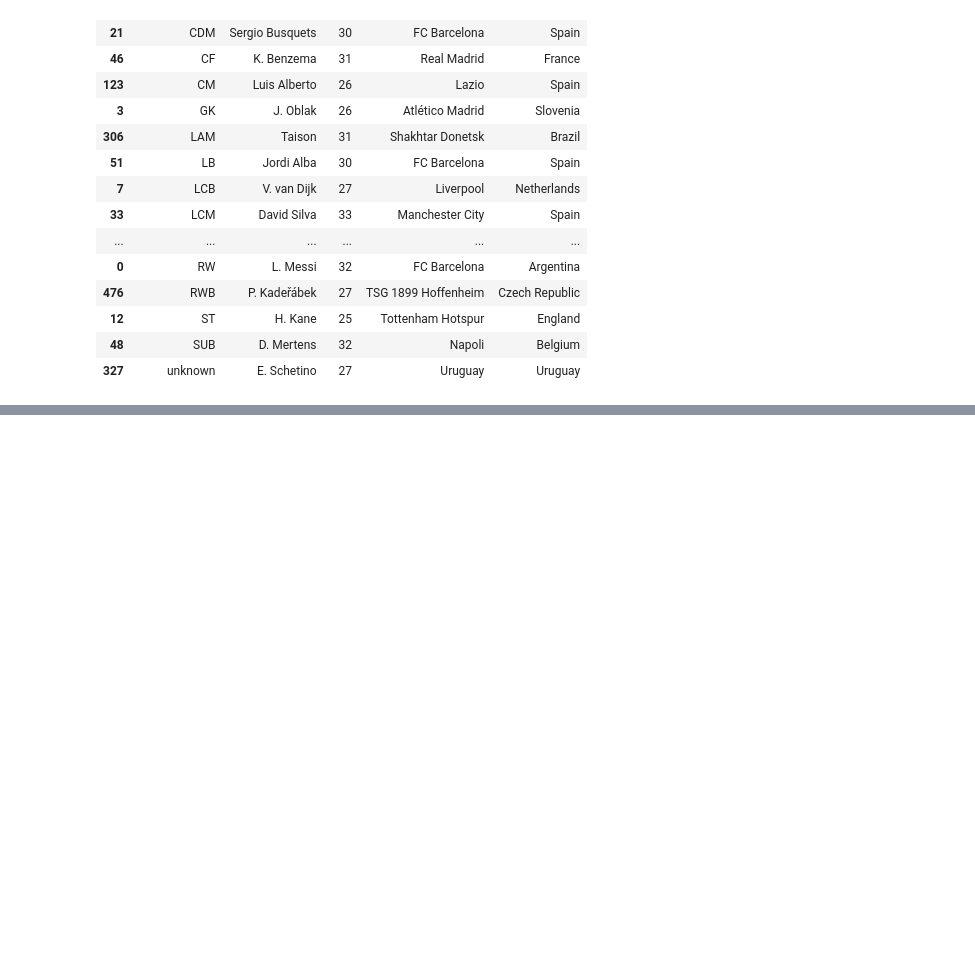
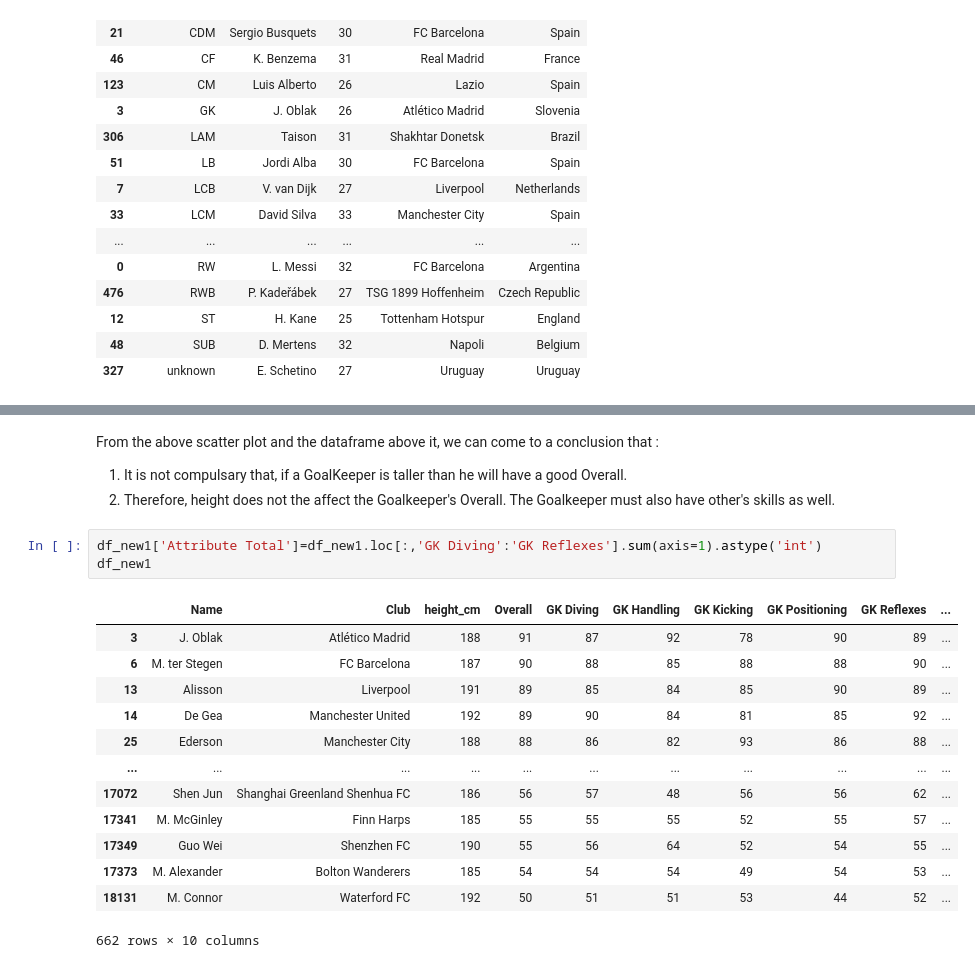
Before and after one commit to shlokadaga/fifa20, a Jupyter notebook: fifa20_project.ipynb, the cells around one changed output, grey strips where cells are left out. Drawn from its saved outputs; the diff is of its cells as text; blank space fills up the shorter version.

```diff
--- a/fifa20_project.ipynb
+++ b/fifa20_project.ipynb
@@ -747,0 +838,21 @@ df_new.iloc[df_new.groupby(df_new['Team Position'])['Overall'].idxmax()][['Team
+# %% [markdown]
+From the above scatter plot and the dataframe above it, we can come to a conclusion that :
+1. It is not compulsary that, if a GoalKeeper is taller than he will have a good Overall.
+2. Therefore, height does not the affect the Goalkeeper's Overall. The Goalkeeper must also have other's skills as well.
+# %%
+df_new1['Attribute Total']=df_new1.loc[:,'GK Diving':'GK Reflexes'].sum(axis=1).astype('int')
+df_new1
+# %% [output]
+|  | Name | Club | height_cm | Overall | GK Diving | GK Handling | GK Kicking | GK Positioning | GK Reflexes | ... |
+| 3 | J. Oblak | Atlético Madrid | 188 | 91 | 87 | 92 | 78 | 90 | 89 | ... |
+| 6 | M. ter Stegen | FC Barcelona | 187 | 90 | 88 | 85 | 88 | 88 | 90 | ... |
+| 13 | Alisson | Liverpool | 191 | 89 | 85 | 84 | 85 | 90 | 89 | ... |
+| 14 | De Gea | Manchester United | 192 | 89 | 90 | 84 | 81 | 85 | 92 | ... |
+| 25 | Ederson | Manchester City | 188 | 88 | 86 | 82 | 93 | 86 | 88 | ... |
+| ... | ... | ... | ... | ... | ... | ... | ... | ... | ... | ... |
+| 17072 | Shen Jun | Shanghai Greenland Shenhua FC | 186 | 56 | 57 | 48 | 56 | 56 | 62 | ... |
+| 17341 | M. McGinley | Finn Harps | 185 | 55 | 55 | 55 | 52 | 55 | 57 | ... |
+| 17349 | Guo Wei | Shenzhen FC | 190 | 55 | 56 | 64 | 52 | 54 | 55 | ... |
+| 17373 | M. Alexander | Bolton Wanderers | 185 | 54 | 54 | 54 | 49 | 54 | 53 | ... |
+| 18131 | M. Connor | Waterford FC | 192 | 50 | 51 | 51 | 53 | 44 | 52 | ... |
+662 rows × 10 columns
```
Also changed, not shown: parts of 13 cells of this notebook.
